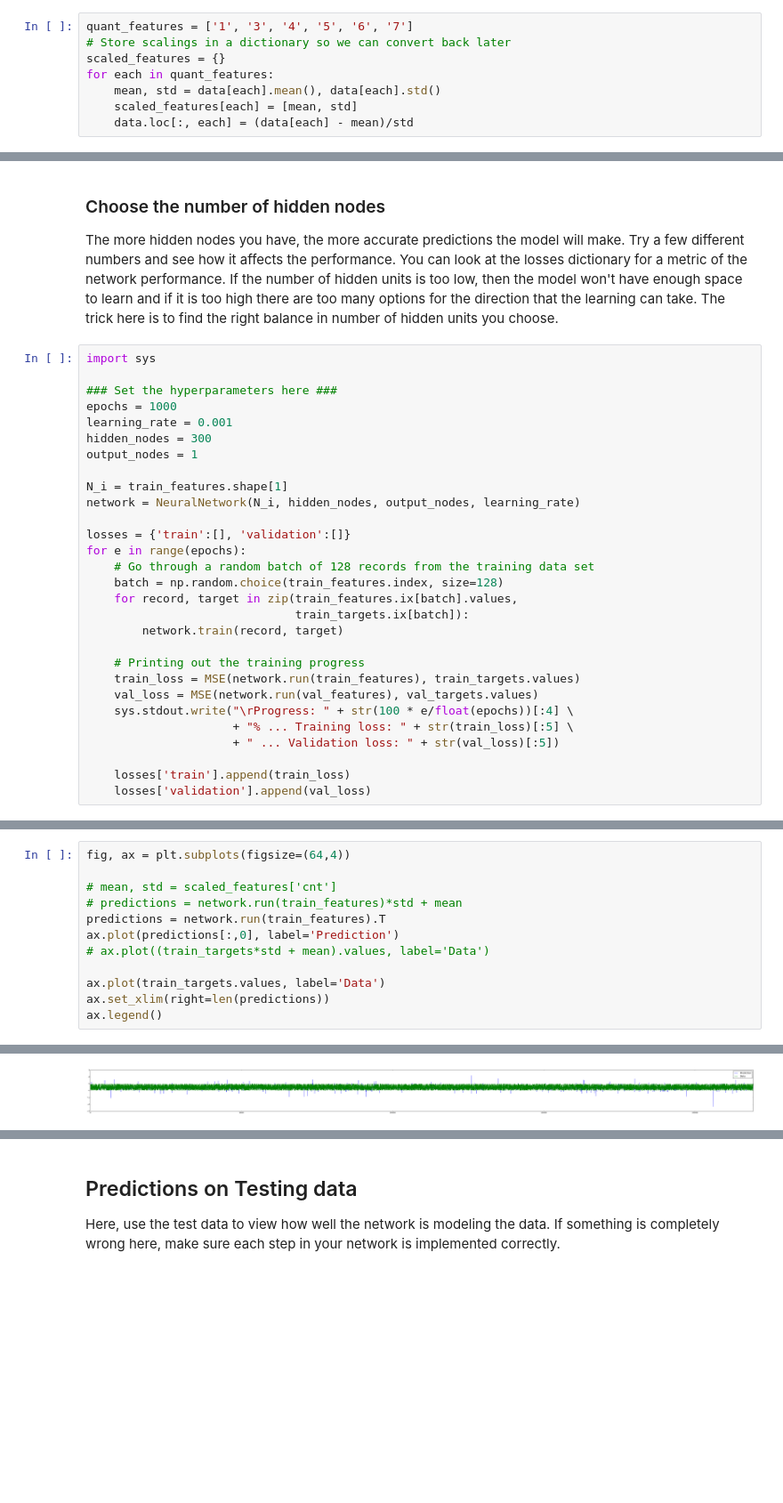
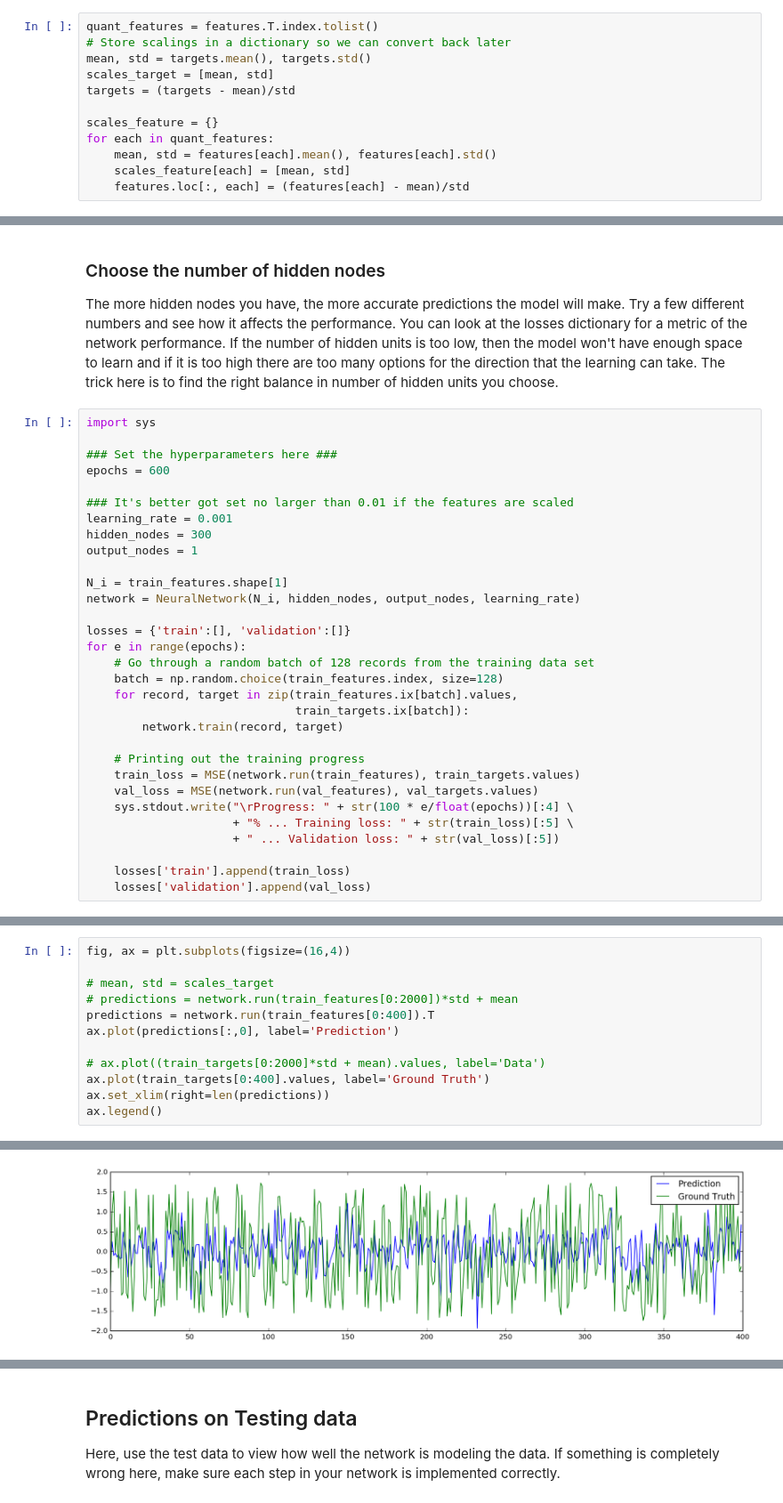
Before and after one commit to juzihuang/deep-fund, a Jupyter notebook: nn2_multiple/fund_regression_multiple.ipynb, the cells around one changed output, grey strips where cells are left out. Shown at 89% size. Drawn from its saved outputs; the diff is of its cells as text; blank space fills up the shorter version.

```diff
--- a/nn2_multiple/fund_regression_multiple.ipynb
+++ b/nn2_multiple/fund_regression_multiple.ipynb
@@ -72,10 +172,14 @@ To make training the network easier, we'll standardize each of the continuous va
 
 The scaling factors are saved so we can go backwards when we use the network for predictions.
 # %%
-quant_features = ['1', '3', '4', '5', '6', '7']
+quant_features = features.T.index.tolist()
 # Store scalings in a dictionary so we can convert back later
-scaled_features = {}
+mean, std = targets.mean(), targets.std()
+scales_target = [mean, std]
+targets = (targets - mean)/std
+
+scales_feature = {}
 for each in quant_features:
-    mean, std = data[each].mean(), data[each].std()
-    scaled_features[each] = [mean, std]
-    data.loc[:, each] = (data[each] - mean)/std
+    mean, std = features[each].mean(), features[each].std()
+    scales_feature[each] = [mean, std]
+    features.loc[:, each] = (features[each] - mean)/std
@@ -187,7 +300,9 @@ The more hidden nodes you have, the more accurate predictions the model will mak
 import sys
 
 ### Set the hyperparameters here ###
-epochs = 1000
+epochs = 600
+
+### It's better got set no larger than 0.01 if the features are scaled
 learning_rate = 0.001
 hidden_nodes = 300
 output_nodes = 1
@@ -225,18 +341,18 @@ plt.ylim(ymax=0.5)
 # %%
-fig, ax = plt.subplots(figsize=(64,4))
+fig, ax = plt.subplots(figsize=(16,4))
 
-# mean, std = scaled_features['cnt']
-# predictions = network.run(train_features)*std + mean
-predictions = network.run(train_features).T
+# mean, std = scales_target
+# predictions = network.run(train_features[0:2000])*std + mean
+predictions = network.run(train_features[0:400]).T
 ax.plot(predictions[:,0], label='Prediction')
-# ax.plot((train_targets*std + mean).values, label='Data')
 
-ax.plot(train_targets.values, label='Data')
+# ax.plot((train_targets[0:2000]*std + mean).values, label='Data')
+ax.plot(train_targets[0:400].values, label='Ground Truth')
 ax.set_xlim(right=len(predictions))
 ax.legend()
 # %% [output]
 <matplotlib.legend.Legend at 0x...>
-[figure, old version]
+[figure, new version]
 # %%
 fig, ax = plt.subplots(figsize=(16,4))
 
```
Also changed, not shown: parts of 11 cells of this notebook, 6 other files.
